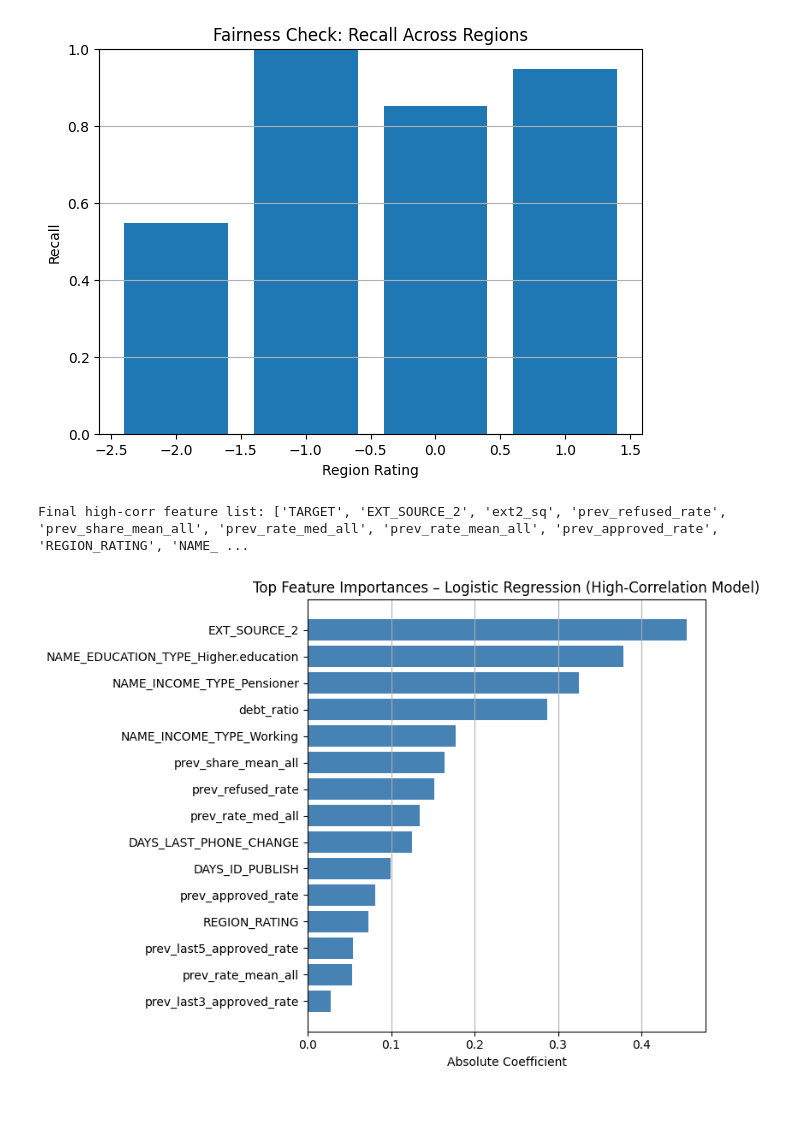
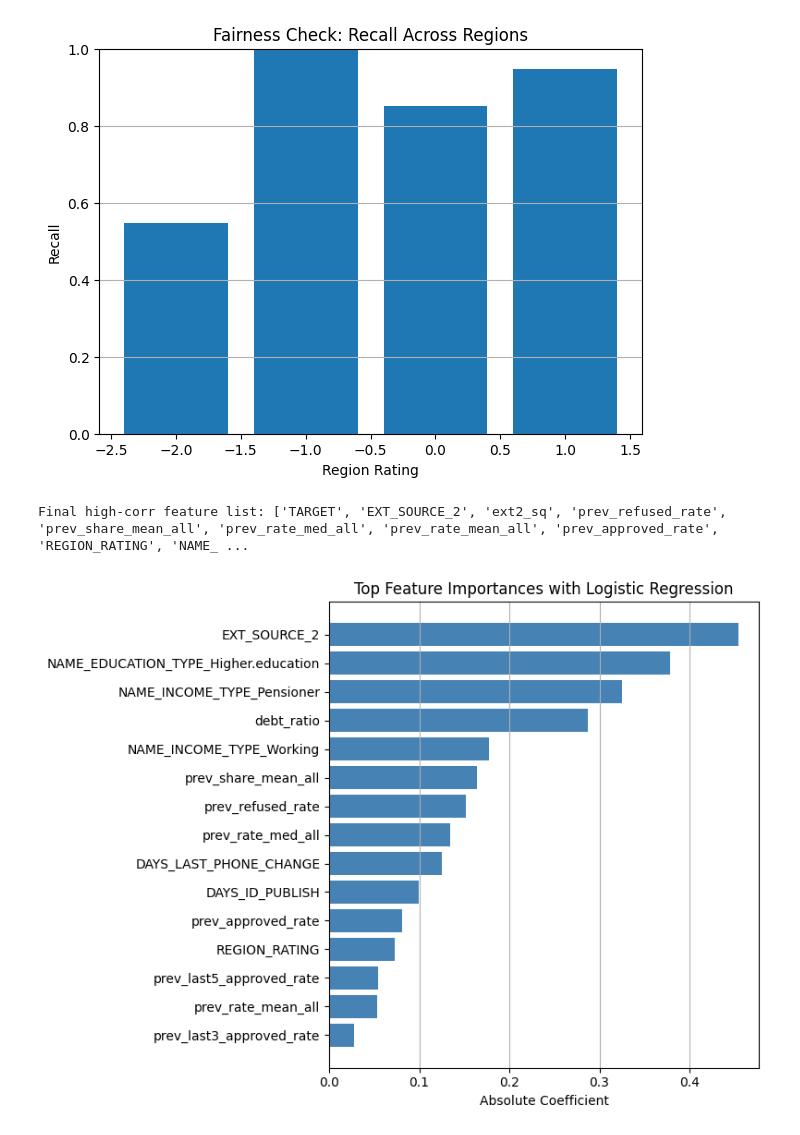
Before and after one commit to sumanth2122/403Project2, a Jupyter notebook: models.ipynb, the cells around one changed output. Drawn from its saved outputs; the diff is of its cells as text; code cells hidden in the pictures; blank space fills up the shorter version.

Commit message:
included best models

```diff
--- a/models.ipynb
+++ b/models.ipynb
@@ -1018,32 +1021,32 @@ for bad in ["CODE_GENDER_M", "CODE_GENDER_F", "DAYS_BIRTH"]:
         high_corr_features.remove(bad)
 
 print("Final high-corr feature list:", high_corr_features)
 
 train_df = train_data_stratified[high_corr_features].copy()
 val_df   = val_data_stratified[high_corr_features].copy()
 
 X_train = train_df.drop(columns=["TARGET"])
 y_train = train_df["TARGET"]
 
 log_reg.fit(X_train, y_train)
 
 coefs = log_reg.coef_[0]
 feature_names = X_train.columns.to_numpy()
 
 order = np.argsort(np.abs(coefs))[::-1]
 sorted_features = feature_names[order]
 sorted_coefs = np.abs(coefs)[order]
 
 TOP_K = 15
 
 plt.figure(figsize=(8,6))
 plt.barh(sorted_features[:TOP_K], sorted_coefs[:TOP_K], color='steelblue')
 plt.xlabel("Absolute Coefficient")
-plt.title("Top Feature Importances – Logistic Regression (High-Correlation Model)")
+plt.title("Top Feature Importances with Logistic Regression")
 plt.gca().invert_yaxis()
 plt.grid(axis='x')
 plt.tight_layout()
 plt.show()
 # %% [output]
 Final high-corr feature list: ['TARGET', 'EXT_SOURCE_2', 'ext2_sq', 'prev_refused_rate', 'prev_share_mean_all', 'prev_rate_med_all', 'prev_rate_mean_all', 'prev_approved_rate', 'REGION_RATING', 'NAME_ ...
-[figure, old version]
+[figure, new version]
```
Also changed, not shown: parts of 4 cells of this notebook.
